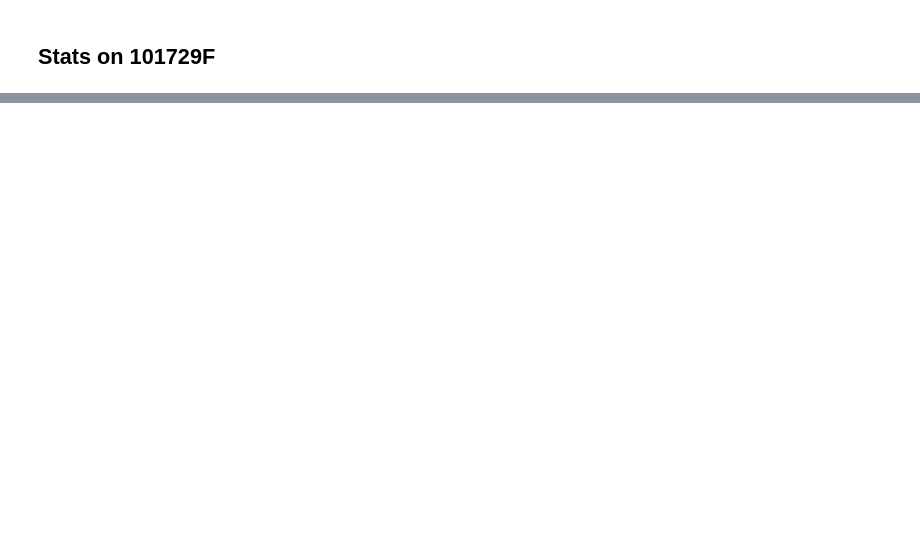
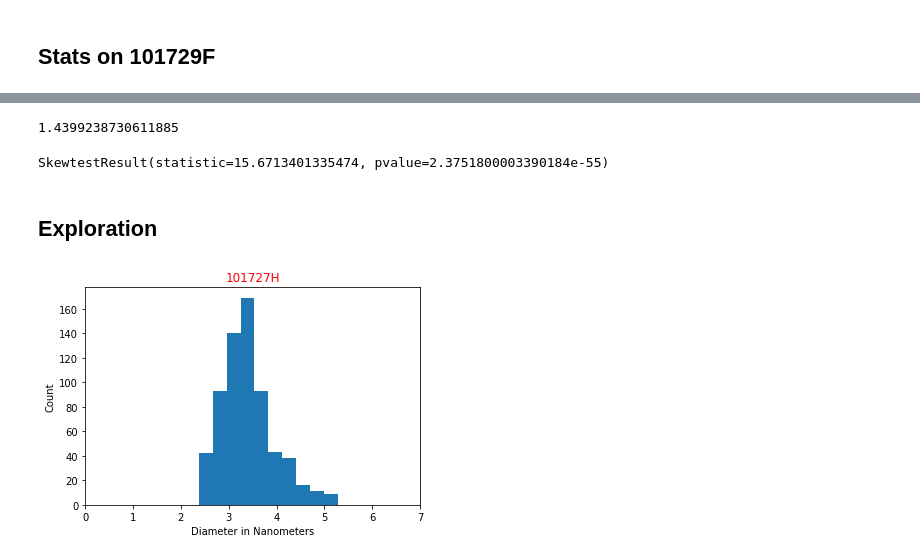
Before and after one commit to sbarton272/particleRecognition, a Jupyter notebook: image_processing/particle_stats.ipynb, the cells around one changed output, grey strips where cells are left out. Cells and saved outputs as stored; diff of their text form; code cells hidden in the pictures; blank space fills up the shorter version.

```diff
--- a/image_processing/particle_stats.ipynb
+++ b/image_processing/particle_stats.ipynb
@@ -109,3 +122,30 @@ total particles identified: 1222
 
 Makeup of labeled particles: yes 17.43%, no 11.29%, null 71.28%
 Makeup of atomic resolution particles: yes 60.68%, no 39.32%
+# %%
+F_nm_array = np.multiply(np.array(size_dict['101729F']),0.033*2)
+F_skew = skew(F_nm_array)
+print(F_skew)
+# %% [output]
+1.4399238730611885
+# %%
+skewtest(F_nm_array)
+# %% [output]
+SkewtestResult(statistic=15.6713401335474, pvalue=2.3751800003390184e-55)
+# %% [markdown]
+## Exploration
+# %%
+sort_H = np.sort(H_nm_array)
+sort_F = np.sort(F_nm_array)
+# %%
+lim_H = np.array([x for x in sort_H if x < 5.5])
+lim_F = np.array([x for x in sort_F if x < 5.5])
+# %%
+_ = plt.hist(lim_H,bins =10)
+_= plt.title('101727H',color = 'r')
+_ = plt.xlabel('Diameter in Nanometers')
+_ = plt.ylabel('Count')
+# _ = plt.ylim([0,350])
+_ = plt.xlim([0,7])
+# %% [output]
+[figure, added]
```
Also changed, not shown: parts of 10 cells of this notebook.
